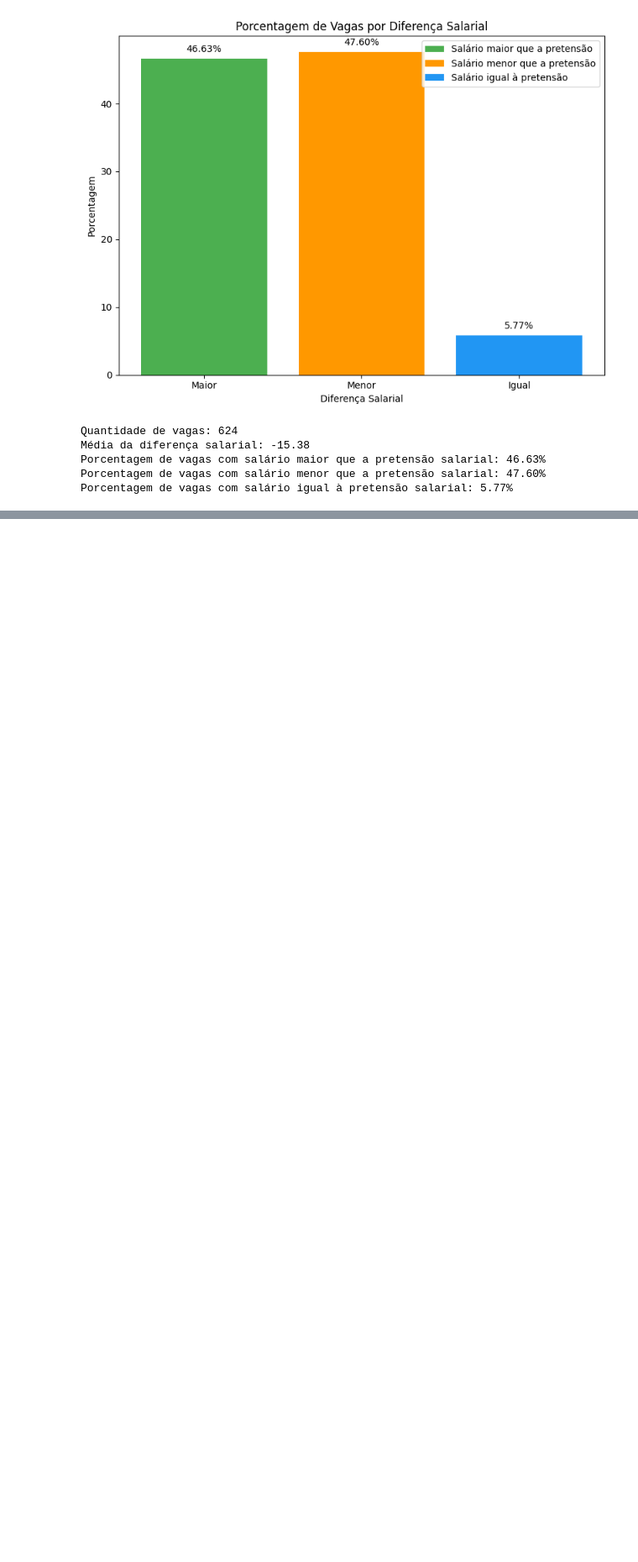
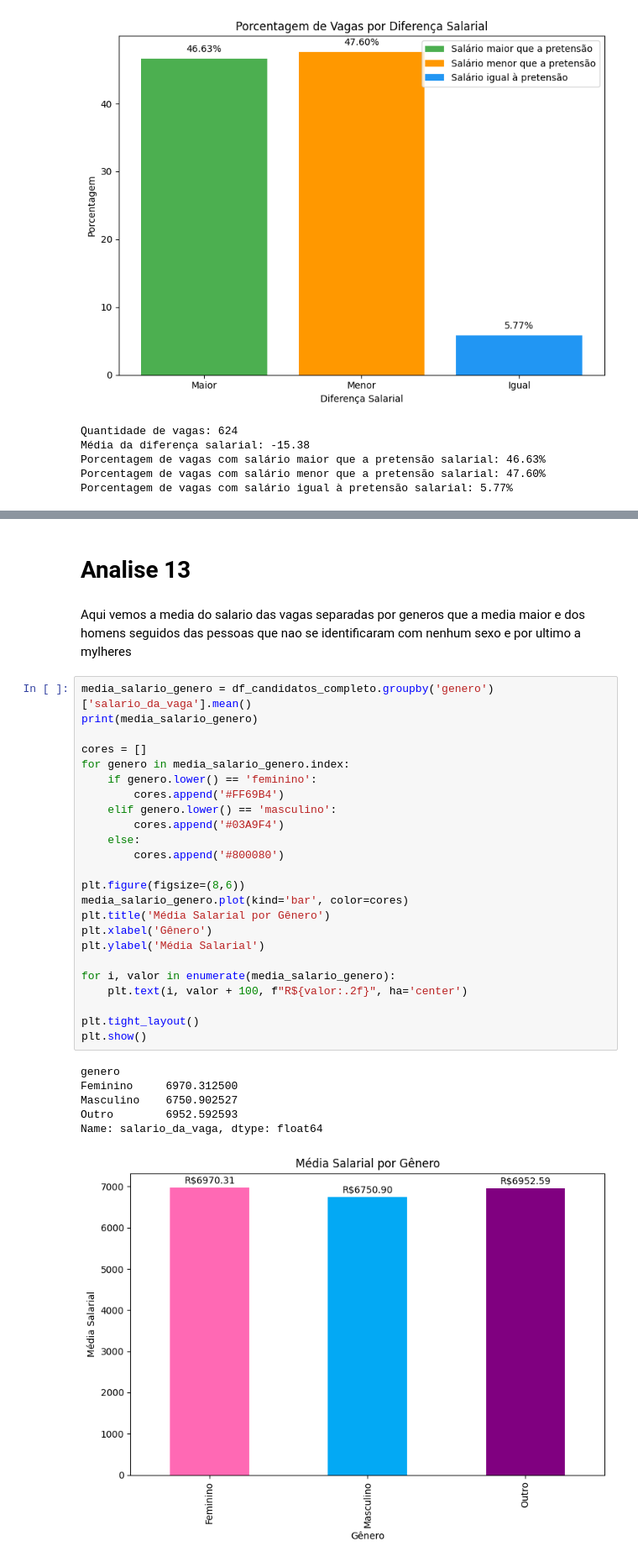
Before and after one commit to jesieldossantos/Curso-IA, a Jupyter notebook: analises/candidatos/candidatos_tecnologia.ipynb, the cells around one changed output, grey strips where cells are left out. Shown at 84% size. Cells and saved outputs as stored; diff of their text form; blank space fills up the shorter version.

```diff
--- a/analises/candidatos/candidatos_tecnologia.ipynb
+++ b/analises/candidatos/candidatos_tecnologia.ipynb
@@ -631,0 +660,35 @@ Porcentagem de vagas com salário igual à pretensão salarial: 5.77%
+# %% [markdown]
+# Analise 13
+# %% [markdown]
+Aqui vemos a media do salario das vagas separadas por generos que a media maior e dos homens seguidos das pessoas que nao se identificaram com nenhum sexo e por ultimo a mylheres
+# %%
+media_salario_genero = df_candidatos_completo.groupby('genero')['salario_da_vaga'].mean()
+print(media_salario_genero)
+
+cores = []
+for genero in media_salario_genero.index:
+    if genero.lower() == 'feminino':
+        cores.append('#FF69B4')
+    elif genero.lower() == 'masculino':
+        cores.append('#03A9F4')
+    else:
+        cores.append('#800080')
+
+plt.figure(figsize=(8,6))
+media_salario_genero.plot(kind='bar', color=cores)
+plt.title('Média Salarial por Gênero')
+plt.xlabel('Gênero')
+plt.ylabel('Média Salarial')
+
+for i, valor in enumerate(media_salario_genero):
+    plt.text(i, valor + 100, f"R${valor:.2f}", ha='center')
+
+plt.tight_layout()
+plt.show()
+# %% [output]
+genero
+Feminino     6970.312500
+Masculino    6750.902527
+Outro        6952.592593
+Name: salario_da_vaga, dtype: float64
+[figure, added]
```
Also changed, not shown: parts of 10 cells of this notebook, 1 other file.
